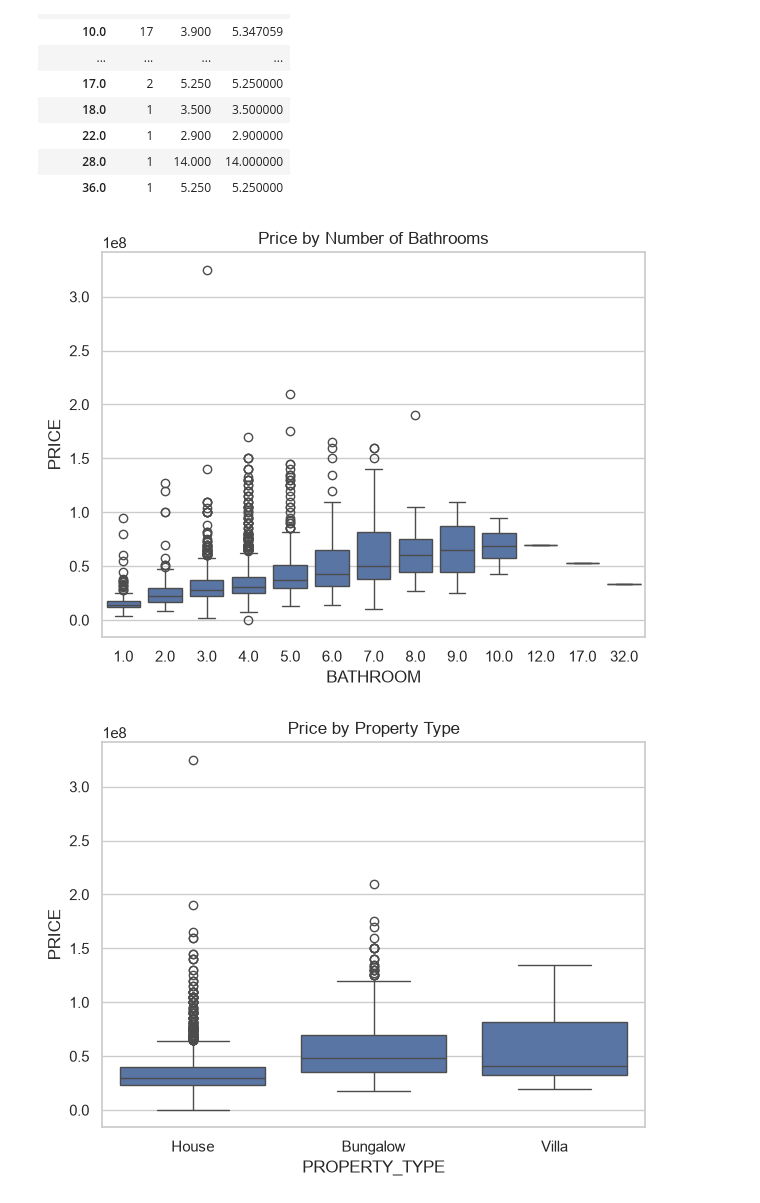
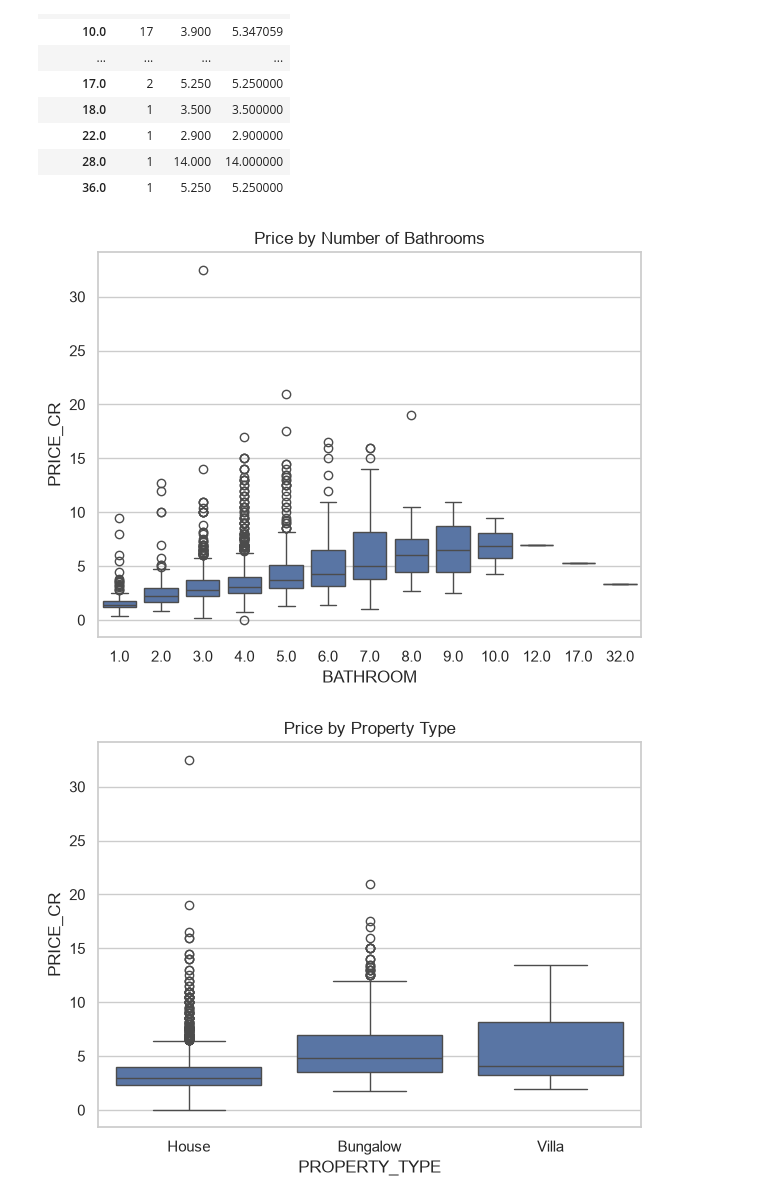
Before and after one commit to ishan2021/House-Price-Prediction-ML-Project, a Jupyter notebook: notebooks/03_EDA.ipynb, the cells around one changed output. Saved outputs shown, nothing was run; the diff lists cells and outputs as text; code cells hidden in the pictures.

Commit message:
EDA updated price to CR

```diff
--- a/notebooks/03_EDA.ipynb
+++ b/notebooks/03_EDA.ipynb
@@ -686,30 +686,30 @@ df.groupby("BEDROOM")["PRICE_CR"].agg(["count", "median", "mean"])
 # %%
 plt.figure(figsize=(7,5))
 
 sns.boxplot(
     data=df,
     x="BATHROOM",
-    y="PRICE"
+    y="PRICE_CR"
 )
 
 plt.title("Price by Number of Bathrooms")
 
 plt.show()
 # %% [output]
-[figure, old version]
+[figure, new version]
 # %%
 plt.figure(figsize=(7,5))
 
 sns.boxplot(
     data=df,
     x="PROPERTY_TYPE",
-    y="PRICE"
+    y="PRICE_CR"
 )
 
 plt.title("Price by Property Type")
 
 plt.show()
 # %% [output]
-[figure, old version]
+[figure, new version]
 # %%
 avg_price = (
```
Also changed, not shown: parts of 2 cells of this notebook.
